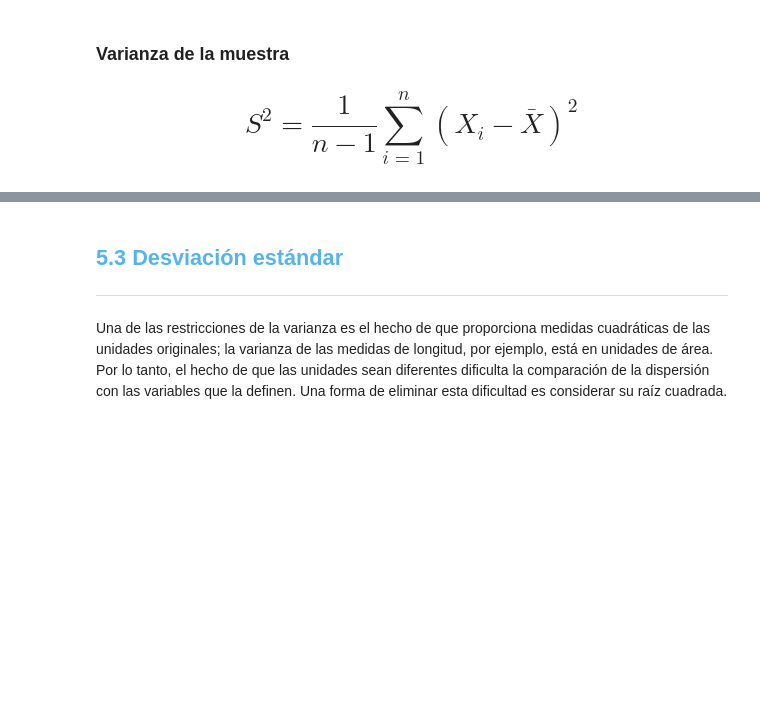
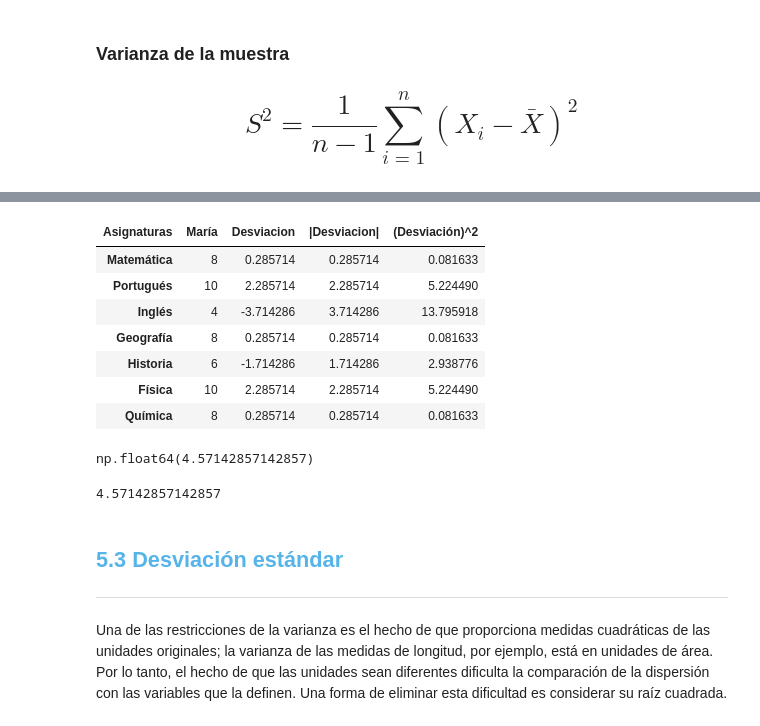
Before and after one commit to DanielRaiicHu/curso_de_estadisticas_1, a Jupyter notebook: Curso_de_Estadística_con_Python_1.ipynb, the cells around one changed output, grey strips where cells are left out. Drawn from its saved outputs; the diff is of its cells as text; code cells hidden in the pictures; blank space fills up the shorter version.

```diff
--- a/Curso_de_Estadística_con_Python_1.ipynb
+++ b/Curso_de_Estadística_con_Python_1.ipynb
@@ -1558,0 +1592,5 @@ Aunque las medidas de tendencia central y de localización proporcionan un resum
+# %%
+# []    : Devuelve una Serie (es decir, una columna sola sin forma de tabla).
+# [[]]  : Devuelve un DataFrame (es decir, mantiene la forma de tabla, aunque tenga una sola columna).
+notas_maria_dispersion = df[['María']]
+notas_maria_dispersion
@@ -1558,0 +1606,3 @@ Aunque las medidas de tendencia central y de localización proporcionan un resum
+# %%
+# Obtenemos el promedio (media) de las calificaciones de María
+notas_media_maria = notas_maria_dispersion.mean()[0]
@@ -1558,0 +1613,7 @@ Aunque las medidas de tendencia central y de localización proporcionan un resum
+# %%
+# Crea una nueva columna llamada 'Desviacion' que representa la diferencia entre cada nota y la media de María
+# Para eso, se resta la media (notas_media_maria) a cada valor de la columna 'María'
+notas_maria_dispersion['Desviacion'] = notas_maria_dispersion['María'] - notas_media_maria
+
+# Muestra el DataFrame con las desviaciones incluidas
+notas_maria_dispersion
@@ -1558,0 +1634,10 @@ Aunque las medidas de tendencia central y de localización proporcionan un resum
+# %%
+# La desviación media absoluta no puede tener valores negativos,
+# ya que representa una distancia (qué tan lejos está cada valor de la media).
+
+# .abs() → Convierte los valores negativos en positivos (valor absoluto).
+# Crea una nueva columna llamada '|Desviacion|' con los valores absolutos de la desviación.
+notas_maria_dispersion['|Desviacion|'] = notas_maria_dispersion['Desviacion'].abs()
+
+# Muestra el DataFrame actualizado con la nueva columna de desviaciones absolutas.
+notas_maria_dispersion
@@ -1574,3 +1698,33 @@ La varianza se construye a partir de las diferencias entre cada observación y l
+# %%
+# Calcula el cuadrado de cada desviación absoluta para obtener la base del cálculo de varianza
+# .pow(2) eleva cada valor al cuadrado
+# Se crea una nueva columna llamada '(Desviación)^2' con estos valores
+notas_maria_dispersion['(Desviación)^2'] = notas_maria_dispersion['|Desviacion|'].pow(2)
+notas_maria_dispersion
+# %% [output]
+| Asignaturas | María | Desviacion | |Desviacion| | (Desviación)^2 |
+| Matemática | 8 | 0.285714 | 0.285714 | 0.081633 |
+| Portugués | 10 | 2.285714 | 2.285714 | 5.224490 |
+| Inglés | 4 | -3.714286 | 3.714286 | 13.795918 |
+| Geografía | 8 | 0.285714 | 0.285714 | 0.081633 |
+| Historia | 6 | -1.714286 | 1.714286 | 2.938776 |
+| Física | 10 | 2.285714 | 2.285714 | 5.224490 |
+| Química | 8 | 0.285714 | 0.285714 | 0.081633 |
+# %%
+# Calcula la varianza muestral de forma manual
+# Se suma la columna '(Desviación)^2' → suma de las desviaciones al cuadrado
+# Luego se divide por (n - 1), donde n es la cantidad de datos → corrección de Bessel para muestras
+notas_maria_dispersion['(Desviación)^2'].sum() /(len(notas_maria_dispersion) -1)
+# %% [output]
+np.float64(4.57142857142857)
+# %%
+# Manera más rápida y directa de calcular la varianza muestral con pandas
+# .var() → utiliza la fórmula con corrección de Bessel (divide entre n - 1)
+# Aplica directamente sobre la columna 'María'
+# Manera más rápida de varianza
+notas_maria_dispersion['María'].var()
+# %% [output]
+4.57142857142857
 # %% [markdown]
 ## <font color=#56B4E9>5.3 Desviación estándar</font>
 ***
```
Also changed, not shown: parts of 26 cells of this notebook.
